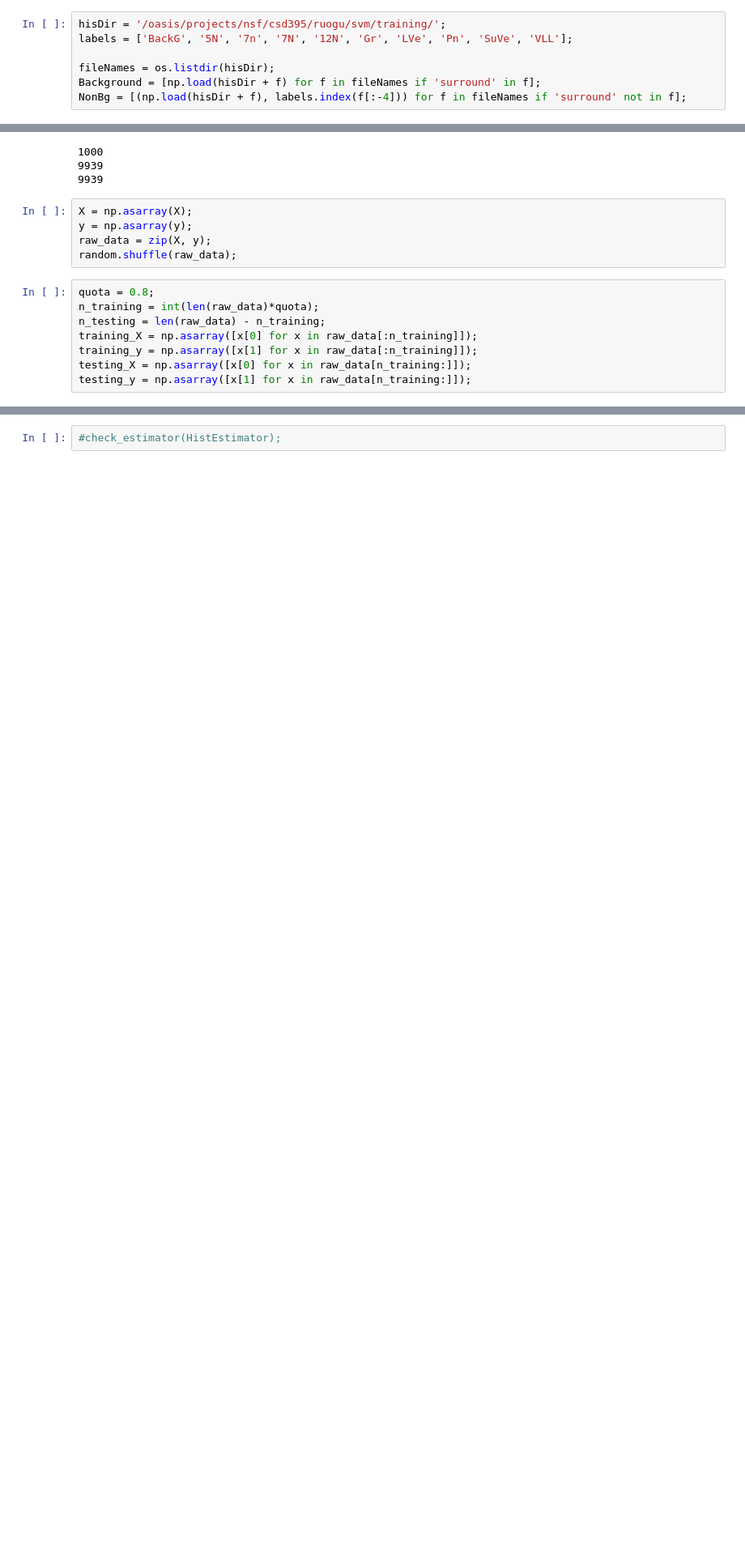
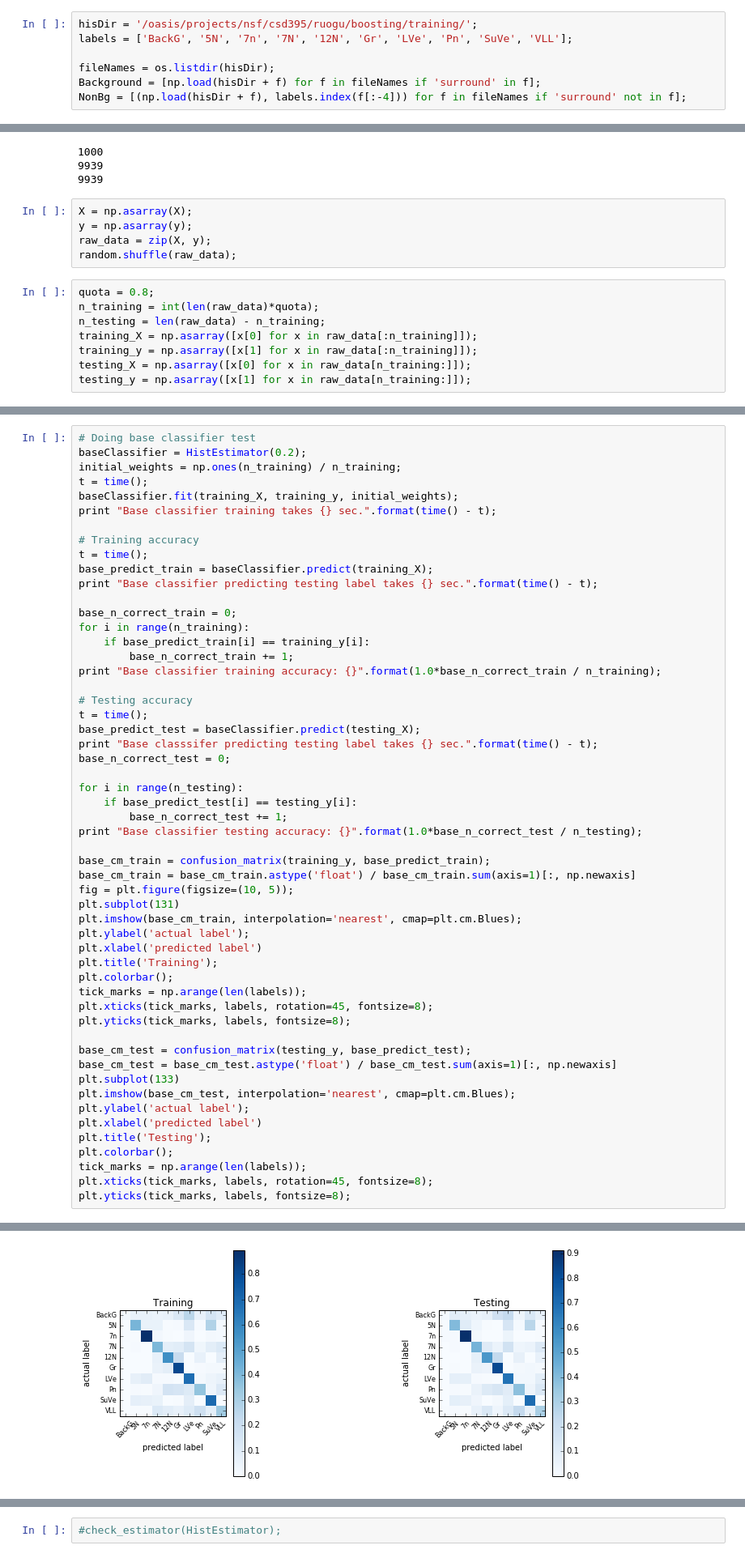
Before and after one commit to rogers140/notebook, a Jupyter notebook: Boosting.ipynb, the cells around one changed output, grey strips where cells are left out. Shown: that part at 81% size. Cells and saved outputs as stored; diff of their text form; blank space fills up the shorter version.

Commit message:
Drafted ada boosting on base classifier

```diff
--- a/Boosting.ipynb
+++ b/Boosting.ipynb
@@ -23,7 +24,7 @@ from sklearn.base import BaseEstimator, ClassifierMixin
 
 import random
 # %%
-hisDir = '/oasis/projects/nsf/csd395/ruogu/svm/training/';
+hisDir = '/oasis/projects/nsf/csd395/ruogu/boosting/training/';
 labels = ['BackG', '5N', '7n', '7N', '12N', 'Gr', 'LVe', 'Pn', 'SuVe', 'VLL'];
 
 fileNames = os.listdir(hisDir);
@@ -68,0 +124,55 @@ testing_y = np.asarray([x[1] for x in raw_data[n_training:]]);
+# %%
+# Doing base classifier test
+baseClassifier = HistEstimator(0.2);
+initial_weights = np.ones(n_training) / n_training;
+t = time();
+baseClassifier.fit(training_X, training_y, initial_weights);
+print "Base classifier training takes {} sec.".format(time() - t);
+
+# Training accuracy
+t = time();
+base_predict_train = baseClassifier.predict(training_X);
+print "Base classifier predicting testing label takes {} sec.".format(time() - t);
+
+base_n_correct_train = 0;
+for i in range(n_training):
+    if base_predict_train[i] == training_y[i]:
+        base_n_correct_train += 1;
+print "Base classifier training accuracy: {}".format(1.0*base_n_correct_train / n_training);
+
+# Testing accuracy
+t = time();
+base_predict_test = baseClassifier.predict(testing_X);
+print "Base classsifer predicting testing label takes {} sec.".format(time() - t);
+base_n_correct_test = 0;
+
+for i in range(n_testing):
+    if base_predict_test[i] == testing_y[i]:
+        base_n_correct_test += 1;
+print "Base classifier testing accuracy: {}".format(1.0*base_n_correct_test / n_testing);
+
+base_cm_train = confusion_matrix(training_y, base_predict_train);
+base_cm_train = base_cm_train.astype('float') / base_cm_train.sum(axis=1)[:, np.newaxis]
+fig = plt.figure(figsize=(10, 5));
+plt.subplot(131)
+plt.imshow(base_cm_train, interpolation='nearest', cmap=plt.cm.Blues);
+plt.ylabel('actual label');
+plt.xlabel('predicted label')
+plt.title('Training');
+plt.colorbar();
+tick_marks = np.arange(len(labels));
+plt.xticks(tick_marks, labels, rotation=45, fontsize=8);
+plt.yticks(tick_marks, labels, fontsize=8);
+
+base_cm_test = confusion_matrix(testing_y, base_predict_test);
+base_cm_test = base_cm_test.astype('float') / base_cm_test.sum(axis=1)[:, np.newaxis]
+plt.subplot(133)
+plt.imshow(base_cm_test, interpolation='nearest', cmap=plt.cm.Blues);
+plt.ylabel('actual label');
+plt.xlabel('predicted label')
+plt.title('Testing');
+plt.colorbar();
+tick_marks = np.arange(len(labels));
+plt.xticks(tick_marks, labels, rotation=45, fontsize=8);
+plt.yticks(tick_marks, labels, fontsize=8);
+# %% [output]
@@ -68,0 +184 @@ testing_y = np.asarray([x[1] for x in raw_data[n_training:]]);
+[figure, added]
```
Also changed, not shown: parts of 18 cells of this notebook.
